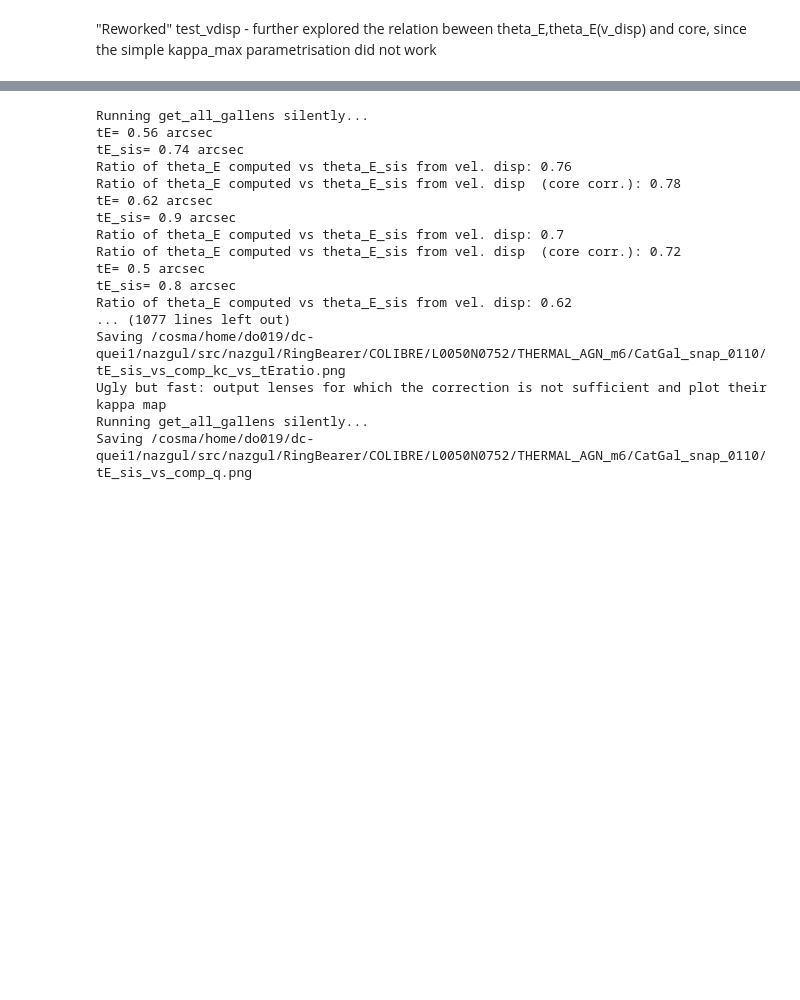
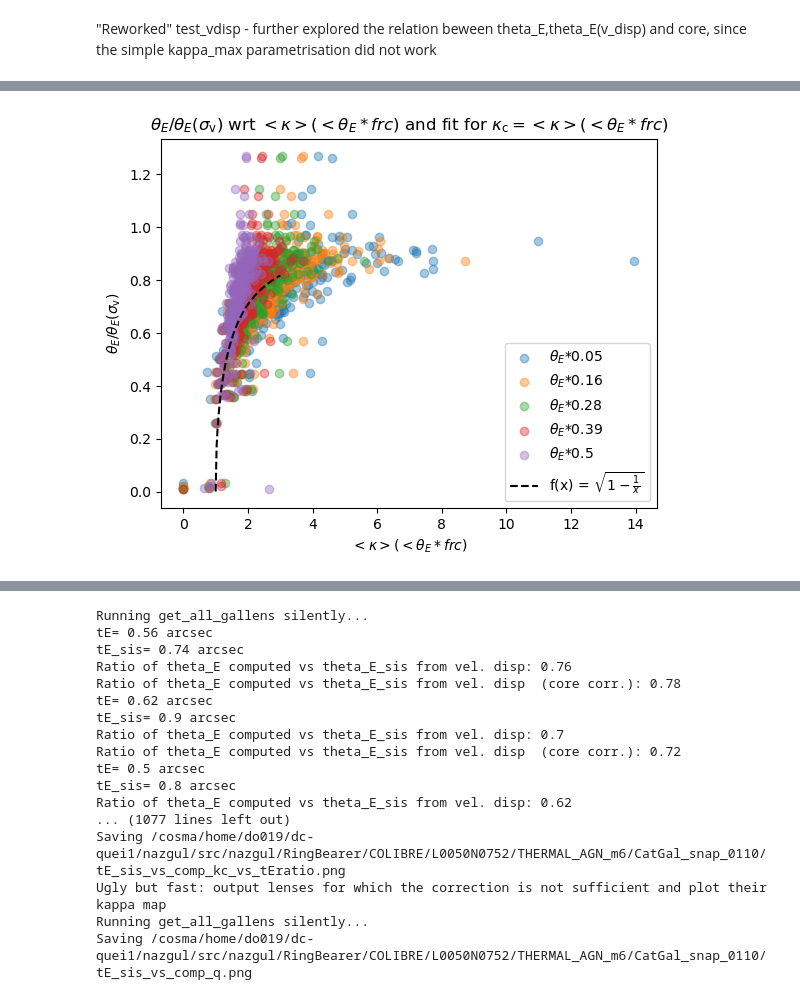
Before and after one commit to ELROND-project/nazgul, a Jupyter notebook: src/nazgul/re_test_vdisp.ipynb, the cells around one changed output, grey strips where cells are left out. Saved outputs shown, nothing was run; the diff lists cells and outputs as text; code cells hidden in the pictures; blank space fills up the shorter version.

```diff
--- a/src/nazgul/re_test_vdisp.ipynb
+++ b/src/nazgul/re_test_vdisp.ipynb
@@ -183,0 +138,23 @@ def comp_tE_vs_tEsis(reload=True,
+# %%
+
+
+theta_sis_list = kw_tE["theta_E_sis"]
+theta_E_list   = kw_tE["theta_E"]
+
+for ftE in np.linspace(.05,.5,5):
+
+    kw_method = {"method":"mean_frac_tE",
+                 "frac_tE":ftE}
+    K_c = np.array([get_kappa_core(l,kw_method=kw_method) for l in lenses])
+    plt.scatter(K_c,theta_E_list/theta_sis_list,label=r"$\theta_E$*"+str(np.round(ftE,2)),alpha=.4)
+
+x_kc = np.linspace(0,3,100)
+y_kc = np.sqrt(1-1/x_kc)
+plt.plot(x_kc,y_kc,ls="--",c="k",label=r"f(x) = $\sqrt{1-\frac{1}{x}}$")
+plt.xlabel(r"$<\kappa>(<\theta_E*frc)$")
+plt.ylabel(r"$\theta_E$/$\theta_E(\sigma_{\rm{v}})$")
+plt.title(r"$\theta_E$/$\theta_E(\sigma_{\rm{v}})$ wrt $<\kappa>(<\theta_E*frc)$ and fit for $\kappa_{\rm{c}}=<\kappa>(<\theta_E*frc)$")
+plt.legend()
+plt.show()
+# %% [output]
+[figure, added]
```
Also changed, not shown: parts of 11 cells of this notebook.
